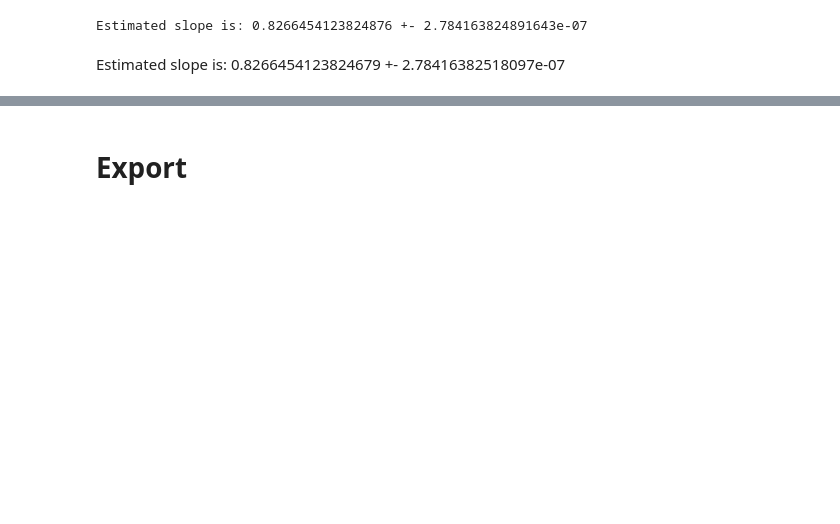
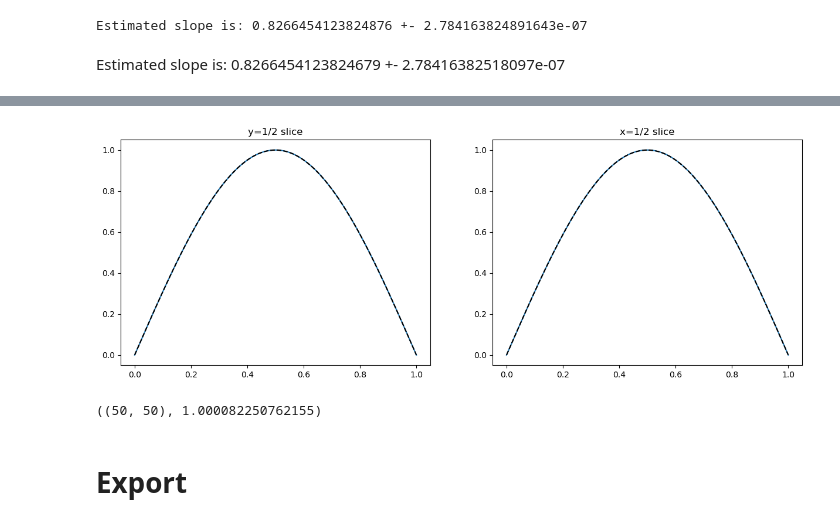
Before and after one commit to AugustasMacijauskas/uom-project, a Jupyter notebook: nbs/01_poisson_solvers.ipynb, the cells around one changed output, grey strips where cells are left out. Cells and saved outputs as stored; diff of their text form; code cells hidden in the pictures; blank space fills up the shorter version.

```diff
--- a/nbs/01_poisson_solvers.ipynb
+++ b/nbs/01_poisson_solvers.ipynb
@@ -406,0 +585,20 @@ Estimated slope is: 0.8266454123824679 +- 2.78416382518097e-07
+# %%
+fig, (ax1, ax2) = plt.subplots(1, 2, figsize=(15, 5))
+
+# Plot the surface
+ax1.plot(x_grid[:, 0], psi[:, ny // 2])
+ax1.plot(x_grid[:, 0], np.sin(np.pi*x_grid[:, 0]), "--", color="black")
+ax1.set_title("y=1/2 slice")
+
+ax2.plot(y_grid[0, :], psi[nx // 2, :])
+ax2.plot(y_grid[0, :], np.sin(np.pi*y_grid[0, :]), "--", color="black")
+ax2.set_title("x=1/2 slice")
+
+plt.show()
+# %% [output]
+[figure, added]
+# %%
+max_location = np.unravel_index(psi.argmax(), psi.shape)
+max_location, psi[max_location]
+# %% [output]
+((50, 50), 1.000082250762155)
```
Also changed, not shown: parts of 23 cells of this notebook, 4 other files.
